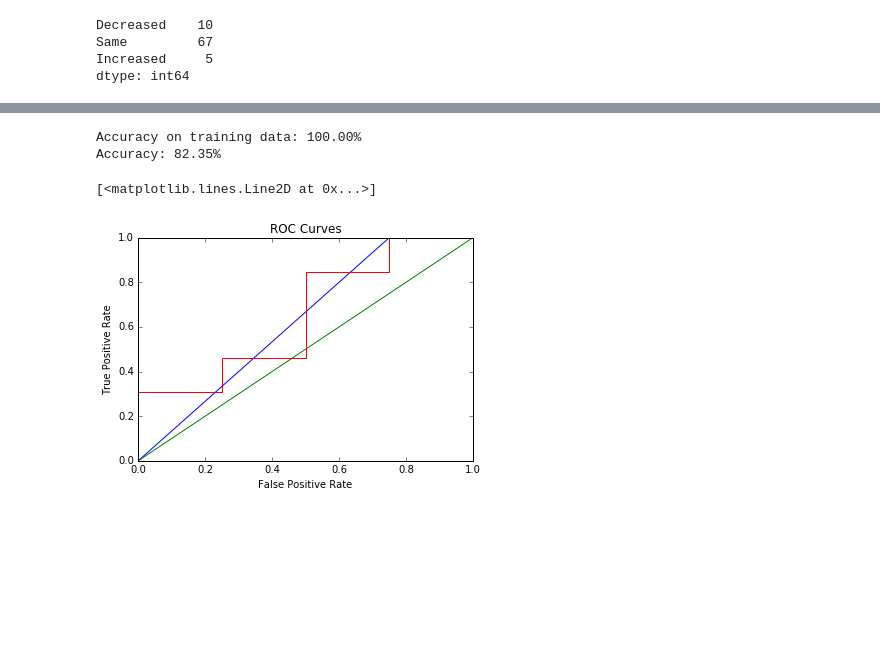
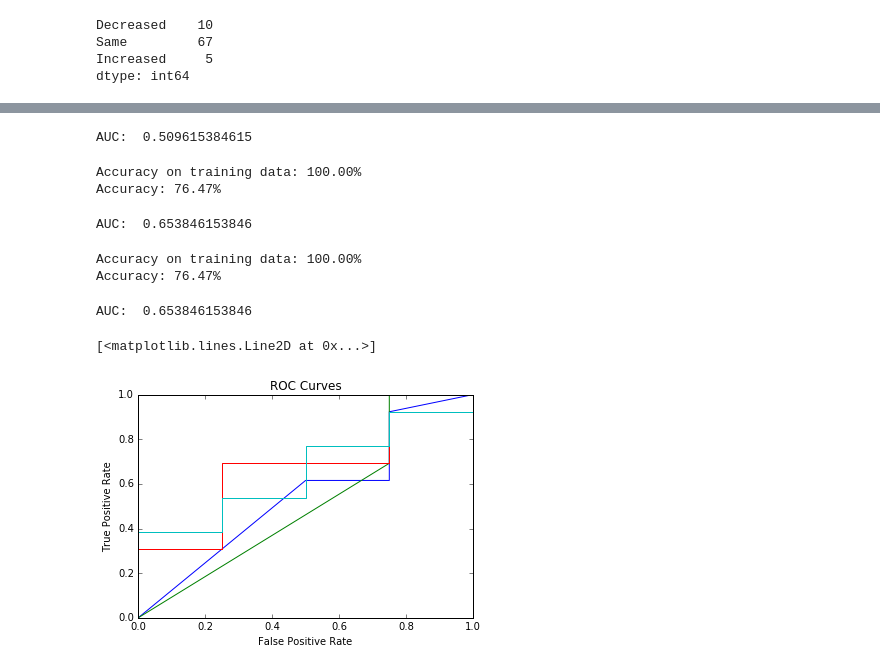
Before and after one commit to misrab/homework, a Jupyter notebook: Adam/BI_Project/Naive Bayes, Indonesia - SciKit.ipynb, the cells around one changed output, grey strips where cells are left out. Drawn from its saved outputs; the diff is of its cells as text; code cells hidden in the pictures; blank space fills up the shorter version.

```diff
--- a/Adam/BI_Project/Naive Bayes, Indonesia - SciKit.ipynb
+++ b/Adam/BI_Project/Naive Bayes, Indonesia - SciKit.ipynb
@@ -45,7 +84,7 @@ master['text'] = text
 # %%
 # Separate the individual words in the documents
 
-vectorizer = CountVectorizer(ngram_range=(1, 2))
+vectorizer = CountVectorizer(ngram_range=(1, 2), max_df=0.8)
 X = vectorizer.fit_transform(master.text)
 y = (master.Same == 1).values.astype(np.int)
 # %%
@@ -100,31 +144,59 @@ Accuracy: 76.47%
 preds = clf.predict_proba(xtest)[:,1]
 fpr2, tpr2, _ = metrics.roc_curve(ytest, preds)
 df2 = pd.DataFrame(dict(fpr2=fpr2, tpr2=tpr2))
+auc2 = metrics.roc_auc_score(ytest, preds)
+print "AUC: ", auc2
+# %% [output]
+AUC:  0.509615384615
 # %%
 # Run Logistic Regression for comparison
 
 clf = LogisticRegression()
 clf.fit(xtrain, ytrain)
-accuracy_report(clf)
+tra_acc3, tes_acc3 = accuracy_report(clf)
 # %% [output]
 Accuracy on training data: 100.00%
-Accuracy: 82.35%
+Accuracy: 76.47%
 # %%
 # Aggregate stats for ROC curve chart
 
 preds = clf.predict_proba(xtest)[:,1]
 fpr3, tpr3, _ = metrics.roc_curve(ytest, preds)
 df3 = pd.DataFrame(dict(fpr3=fpr3, tpr3=tpr3))
+auc3 = metrics.roc_auc_score(ytest, preds)
+print "AUC: ", auc3
+# %% [output]
+AUC:  0.653846153846
+# %%
+# Run SVM for comparison
+
+clf = svm.SVC(kernel='linear', probability=True)
+clf.fit(xtrain, ytrain)
+tra_acc4, tes_acc4 = accuracy_report(clf)
+# %% [output]
+Accuracy on training data: 100.00%
+Accuracy: 76.47%
+# %%
+# Aggregate stats for ROC curve chart
+
+preds = clf.predict_proba(xtest)[:,1]
+fpr4, tpr4, _ = metrics.roc_curve(ytest, preds)
+df4 = pd.DataFrame(dict(fpr4=fpr4, tpr4=tpr4))
+auc4 = metrics.roc_auc_score(ytest, preds)
+print "AUC: ", auc4
+# %% [output]
+AUC:  0.653846153846
 # %%
 # Plot ROC curves for the various models
 
 plt.figure()
 plt.xlabel('False Positive Rate')
 plt.ylabel('True Positive Rate')
 plt.title('ROC Curves')
 plt.plot(df["fpr"], df["tpr"])
 plt.plot(df2["fpr2"], df2["tpr2"])
 plt.plot(df3["fpr3"], df3["tpr3"])
+plt.plot(df4["fpr4"], df4["tpr4"])
 # %% [output]
 [<matplotlib.lines.Line2D at 0x...>]
-[figure, old version]
+[figure, new version]
```
Also changed, not shown: parts of 18 cells of this notebook.
